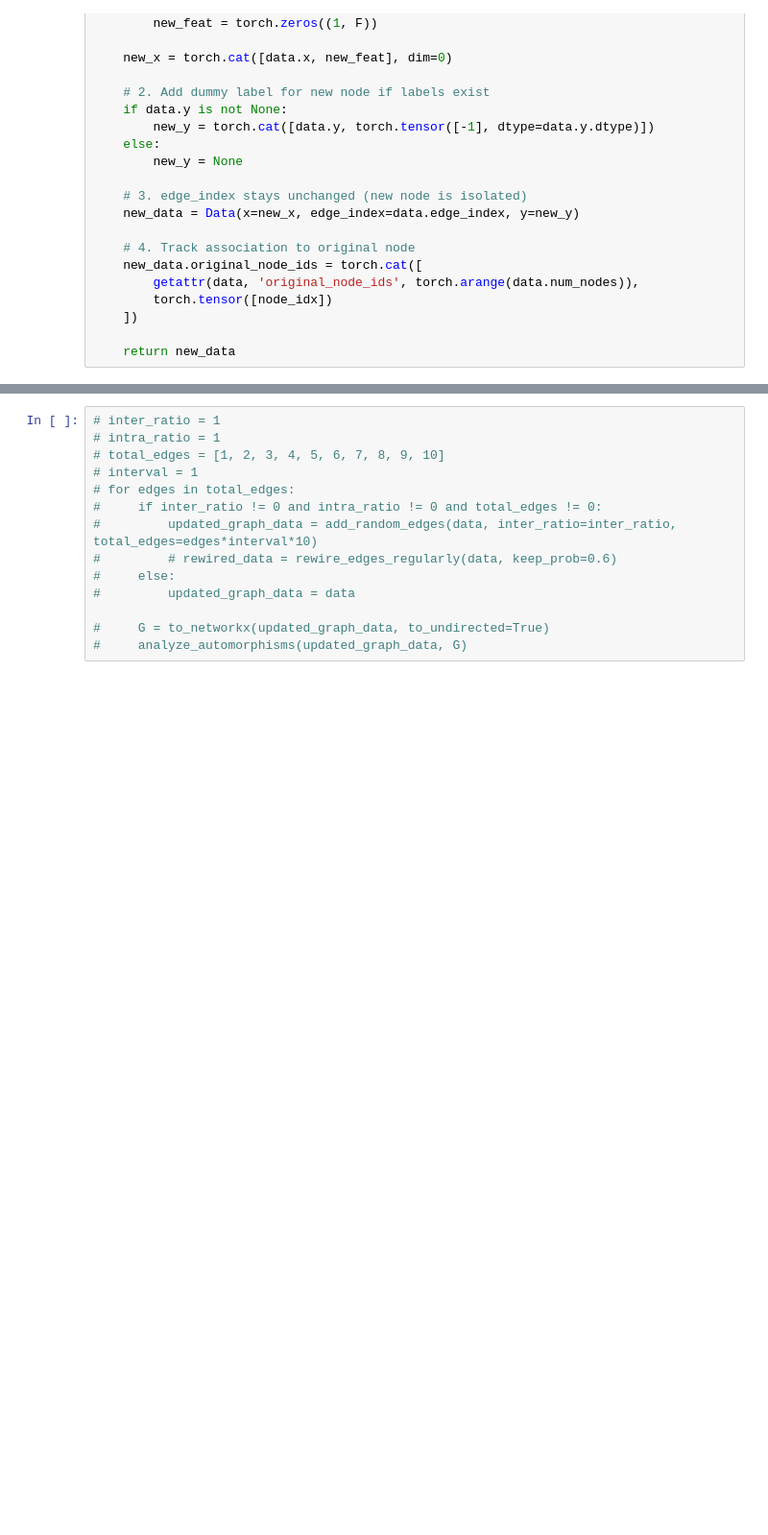
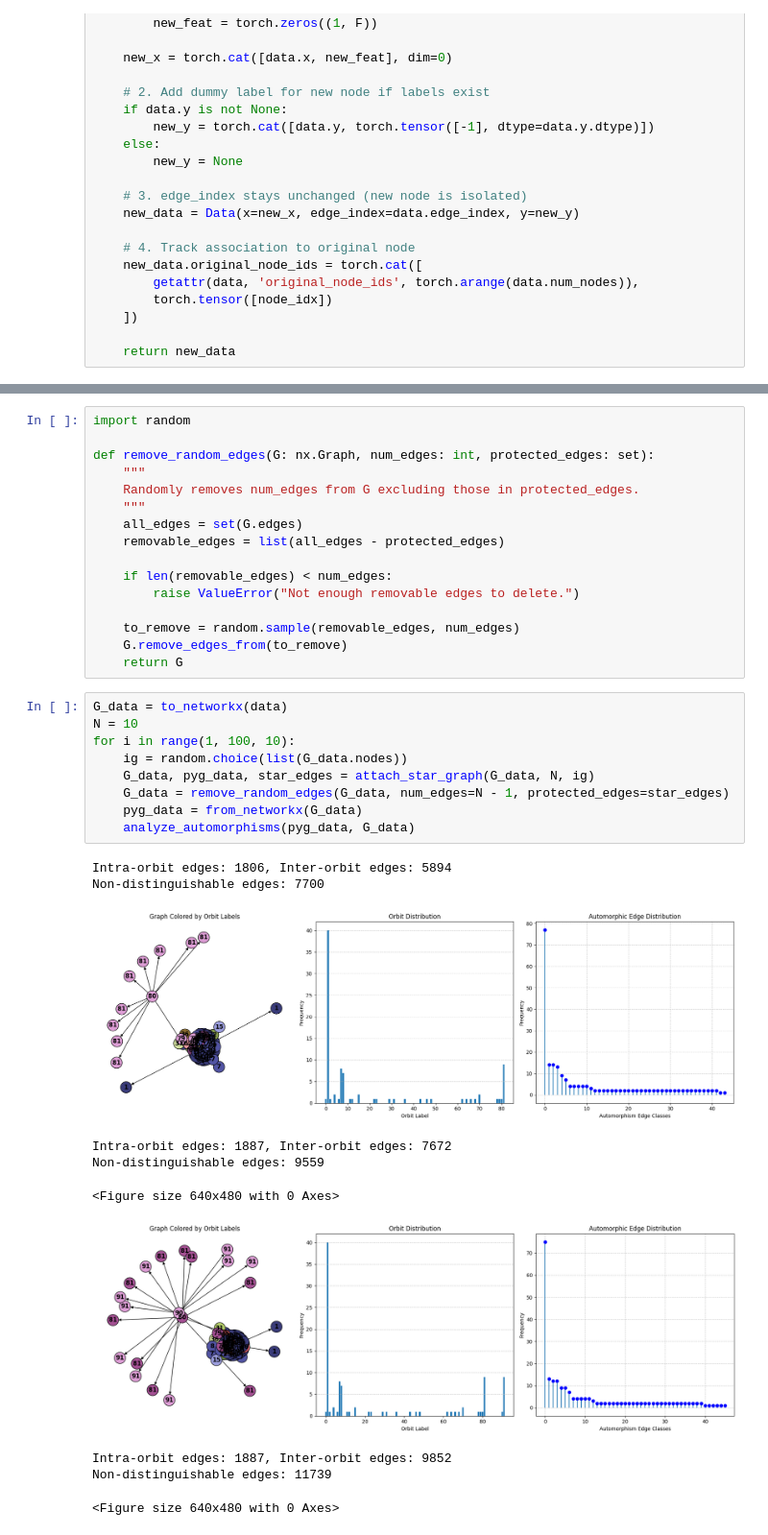
Before and after one commit to ChenS676/ANP4Link, a Jupyter notebook: syn_real/disjoint.ipynb, the cells around one changed output, grey strips where cells are left out. Shown at 96% size. Drawn from its saved outputs; the diff is of its cells as text; blank space fills up the shorter version.

```diff
--- a/syn_real/disjoint.ipynb
+++ b/syn_real/disjoint.ipynb
@@ -376,14 +378,36 @@ Non-distinguishable edges: 7797
-# %%
-# inter_ratio = 1
-# intra_ratio = 1
-# total_edges = [1, 2, 3, 4, 5, 6, 7, 8, 9, 10]
-# interval = 1
-# for edges in total_edges:
-#     if inter_ratio != 0 and intra_ratio != 0 and total_edges != 0:
-#         updated_graph_data = add_random_edges(data, inter_ratio=inter_ratio, total_edges=edges*interval*10)
-#         # rewired_data = rewire_edges_regularly(data, keep_prob=0.6)
-#     else:
-#         updated_graph_data = data
-
-#     G = to_networkx(updated_graph_data, to_undirected=True)
-#     analyze_automorphisms(updated_graph_data, G)
+# %%
+import random
+
+def remove_random_edges(G: nx.Graph, num_edges: int, protected_edges: set):
+    """
+    Randomly removes num_edges from G excluding those in protected_edges.
+    """
+    all_edges = set(G.edges)
+    removable_edges = list(all_edges - protected_edges)
+
+    if len(removable_edges) < num_edges:
+        raise ValueError("Not enough removable edges to delete.")
+
+    to_remove = random.sample(removable_edges, num_edges)
+    G.remove_edges_from(to_remove)
+    return G
+# %%
+G_data = to_networkx(data)
+N = 10
+for i in range(1, 100, 10):
+    ig = random.choice(list(G_data.nodes))
+    G_data, pyg_data, star_edges = attach_star_graph(G_data, N, ig)
+    G_data = remove_random_edges(G_data, num_edges=N - 1, protected_edges=star_edges)
+    pyg_data = from_networkx(G_data)
+    analyze_automorphisms(pyg_data, G_data)
+# %% [output]
+Intra-orbit edges: 1806, Inter-orbit edges: 5894
+Non-distinguishable edges: 7700
+[figure, added]
+Intra-orbit edges: 1887, Inter-orbit edges: 7672
+Non-distinguishable edges: 9559
+<Figure size 640x480 with 0 Axes>
+[figure, added]
+Intra-orbit edges: 1887, Inter-orbit edges: 9852
+Non-distinguishable edges: 11739
+<Figure size 640x480 with 0 Axes>
```
Also changed, not shown: parts of 6 cells of this notebook, 5 other files.
